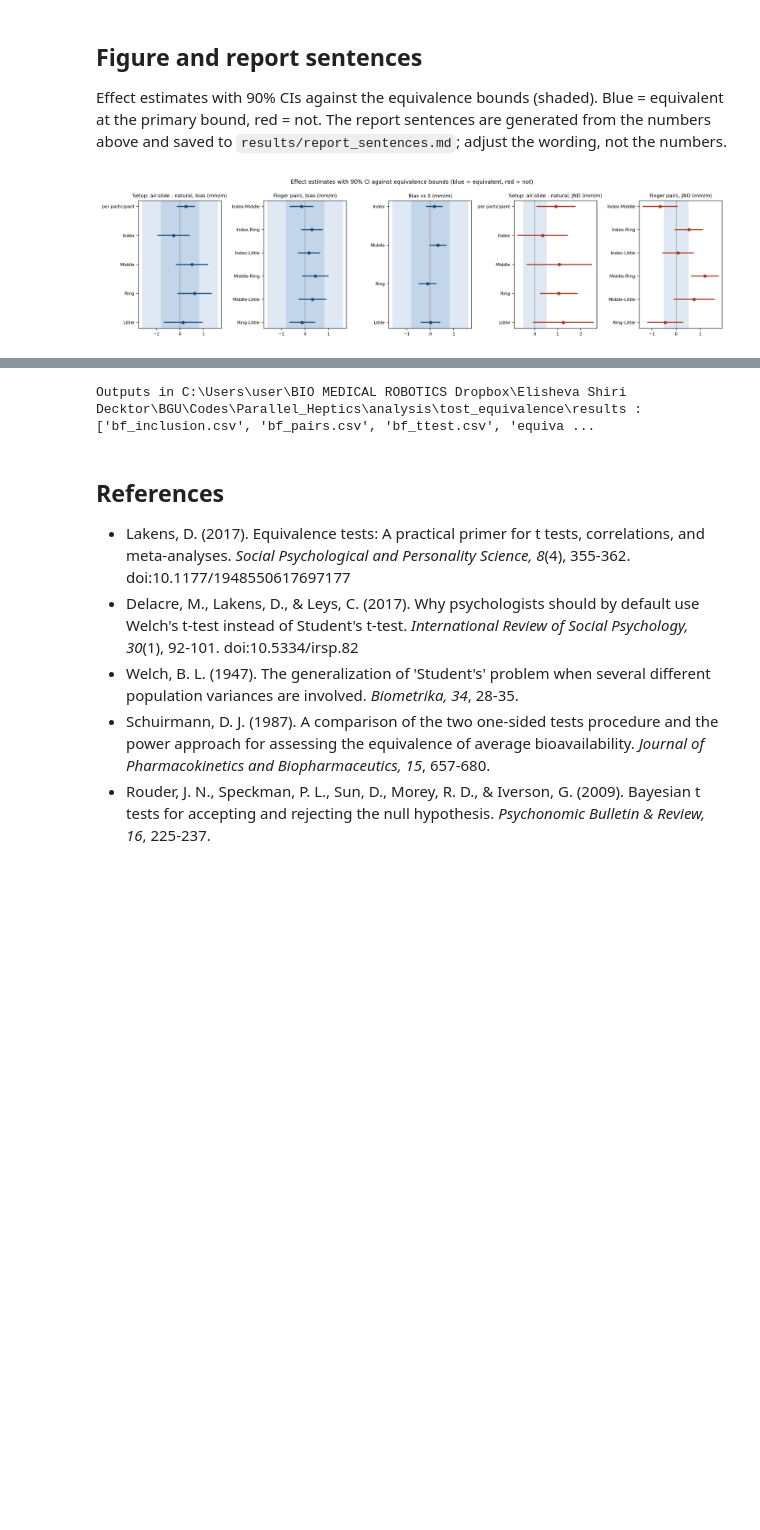
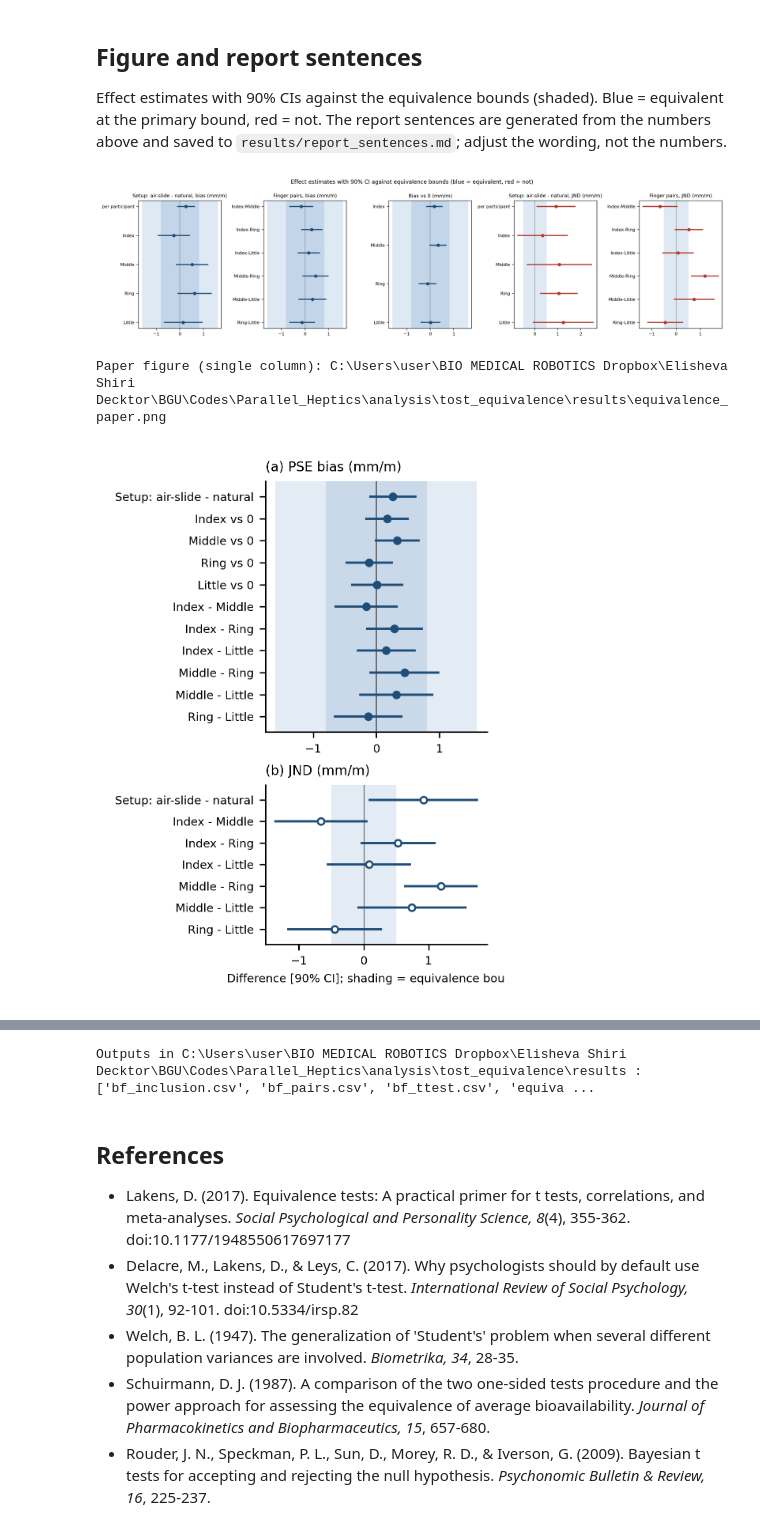
Before and after one commit to Elisheva-Shiri/Parallel_Heptics, a Jupyter notebook: analysis/tost_equivalence/TOST.ipynb, the cells around one changed output, grey strips where cells are left out. Cells and saved outputs as stored; diff of their text form; code cells hidden in the pictures; blank space fills up the shorter version.

```diff
--- a/analysis/tost_equivalence/TOST.ipynb
+++ b/analysis/tost_equivalence/TOST.ipynb
@@ -244,11 +244,15 @@ primary bound, red = not. The report sentences are generated from the numbers ab
 # %%
 res = T.run(verbose=False)
 from IPython.display import Image, display, Markdown
 display(Image(res["figure"]))
+print("Paper figure (single column):", res["paper_figure"])
+display(Image(res["paper_figure"], width=420))
 display(Markdown(res["report"]))
 print("Outputs in", T.OUT_DIR, ":", sorted(os.listdir(T.OUT_DIR)))
 # %% [output]
 [figure]
+Paper figure (single column): C:\Users\user\BIO MEDICAL ROBOTICS Dropbox\Elisheva Shiri Decktor\BGU\Codes\Parallel_Heptics\analysis\tost_equivalence\results\equivalence_paper.png
+[figure, added]
 ## Results paragraph (after the mixed-design ANOVA)
 
 Because a non-significant ANOVA cannot establish the absence of an effect, we tested equivalence with two one-sided tests (TOST; Lakens, 2017) on the per-participant fits (N = 39; 20 air-slide, 19 natural). Bounds were pre-specified in perceptual units: +/-1 JND (+/-1.6 mm/m; median per-participant JND = 1.61 mm/m) for PSE bias, with +/-0.5 JND (+/-0.8 mm/m) as a stricter secondary bound, and +/-0.5 mm/m (about 30% of the JND) or a x1.3 ratio for JND. Setup comparisons used Welch's t with Welch-Satterthwaite degrees of freedom (Delacre et al., 2017), finger pairs used paired TOSTs with Holm correction, and equivalence was declared when the 90% CI lay within the bounds.
@@ -266,7 +270,7 @@ With 20 vs 19 participants and the observed SDs, the design had 80% power to det
 ## Discussion sentence
 
 Use 'evidence for equivalence' only where the TOST passed (bias, within one JND), 'evidence for the null' where only the Bayes factor supports it, and never 'proved no difference'.
-Outputs in C:\Users\user\BIO MEDICAL ROBOTICS Dropbox\Elisheva Shiri Decktor\BGU\Codes\Parallel_Heptics\analysis\tost_equivalence\results : ['bf_inclusion.csv', 'bf_pairs.csv', 'bf_ttest.csv', 'equiva ...
+Outputs in C:\Users\user\BIO MEDICAL ROBOTICS Dropbox\Elisheva Shiri Decktor\BGU\Codes\Parallel_Heptics\analysis\tost_equivalence\results : ['bf_inclusion.csv', 'bf_pairs.csv', 'bf_ttest.csv', 'equiva ...
 # %% [markdown]
 ## References
 
```
Also changed, not shown: parts of 8 cells of this notebook, 2 other files.
